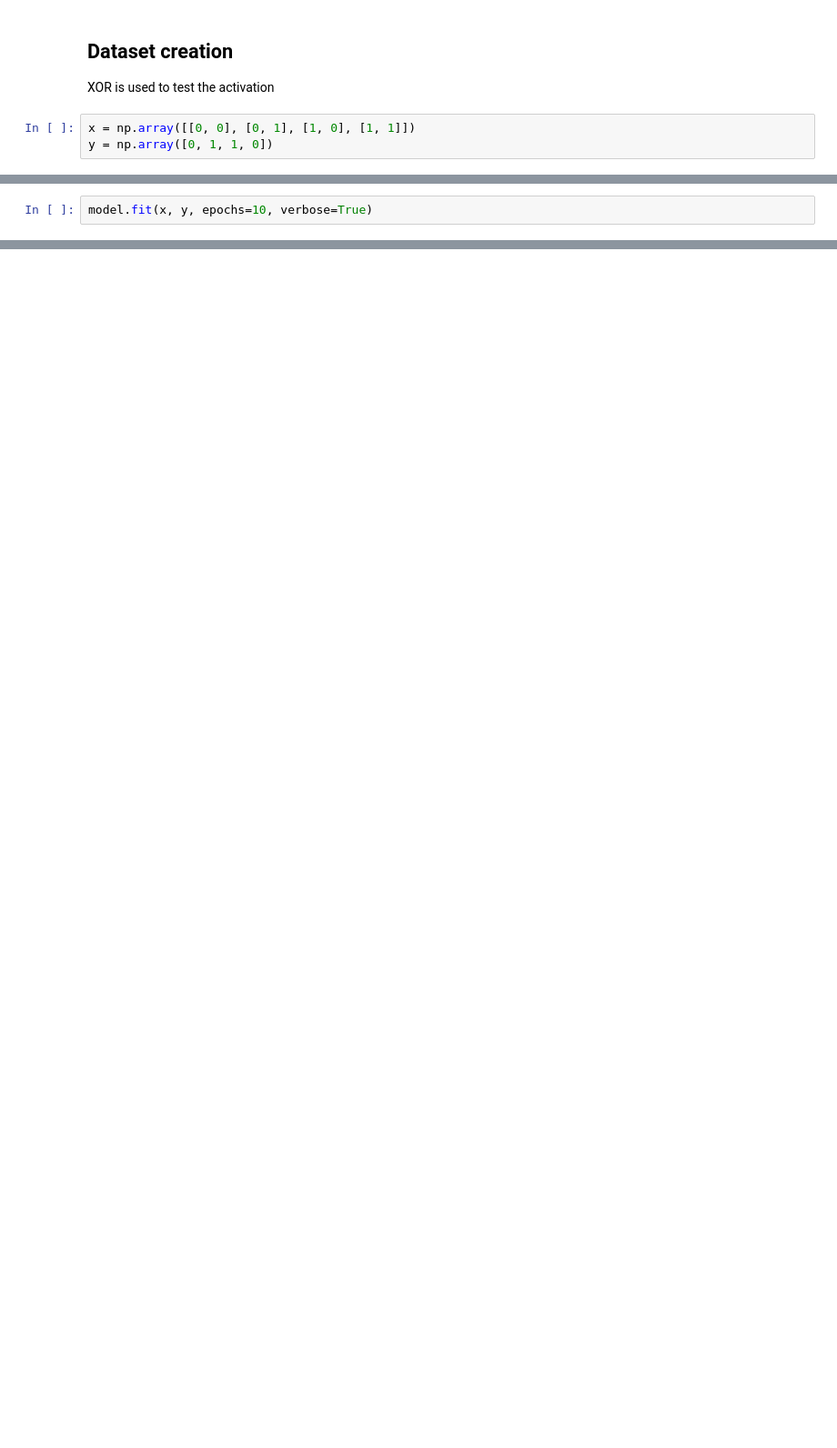
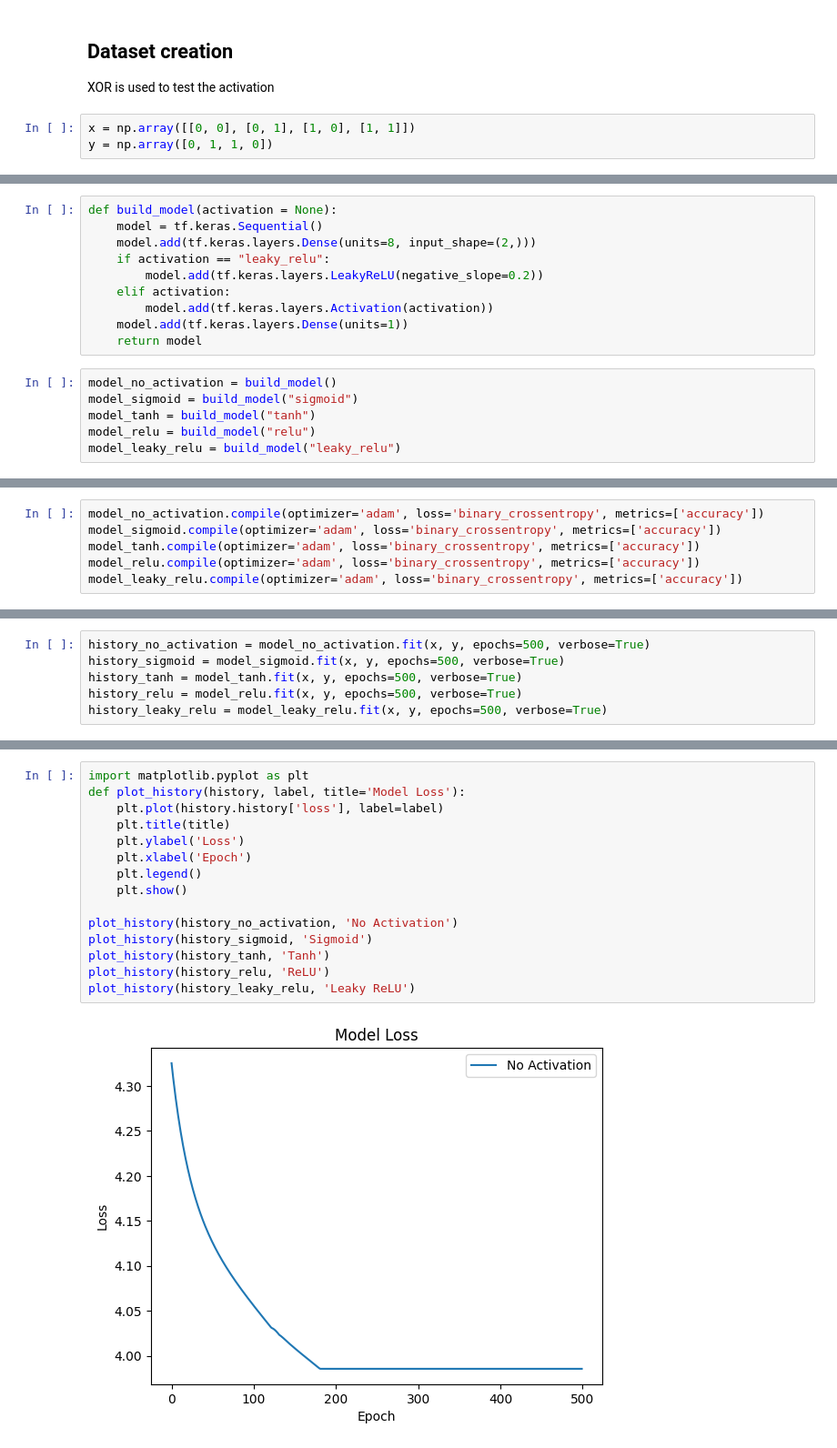
Before and after one commit to jai2992/learning, a Jupyter notebook: tensorflow_activation.ipynb, the cells around one changed output, grey strips where cells are left out. Shown at 91% size. Saved outputs shown, nothing was run; the diff lists cells and outputs as text; blank space fills up the shorter version.

Commit message:
added model training and ploting the results

```diff
--- a/tensorflow_activation.ipynb
+++ b/tensorflow_activation.ipynb
@@ -28,0 +17,16 @@ model.compile(optimizer='adam', loss="binary_crossentropy")
+# %%
+def build_model(activation = None):
+    model = tf.keras.Sequential()
+    model.add(tf.keras.layers.Dense(units=8, input_shape=(2,)))
+    if activation == "leaky_relu":
+        model.add(tf.keras.layers.LeakyReLU(negative_slope=0.2))
+    elif activation:
+        model.add(tf.keras.layers.Activation(activation))
+    model.add(tf.keras.layers.Dense(units=1))
+    return model
+# %%
+model_no_activation = build_model()
+model_sigmoid = build_model("sigmoid")
+model_tanh = build_model("tanh")
+model_relu = build_model("relu")
+model_leaky_relu = build_model("leaky_relu")
@@ -28,0 +38,6 @@ model.compile(optimizer='adam', loss="binary_crossentropy")
+# %%
+model_no_activation.compile(optimizer='adam', loss='binary_crossentropy', metrics=['accuracy'])
+model_sigmoid.compile(optimizer='adam', loss='binary_crossentropy', metrics=['accuracy'])
+model_tanh.compile(optimizer='adam', loss='binary_crossentropy', metrics=['accuracy'])
+model_relu.compile(optimizer='adam', loss='binary_crossentropy', metrics=['accuracy'])
+model_leaky_relu.compile(optimizer='adam', loss='binary_crossentropy', metrics=['accuracy'])
@@ -29,3 +86,7 @@ model.compile(optimizer='adam', loss="binary_crossentropy")
 # %%
-model.fit(x, y, epochs=10, verbose=True)
+history_no_activation = model_no_activation.fit(x, y, epochs=500, verbose=True)
+history_sigmoid = model_sigmoid.fit(x, y, epochs=500, verbose=True)
+history_tanh = model_tanh.fit(x, y, epochs=500, verbose=True)
+history_relu = model_relu.fit(x, y, epochs=500, verbose=True)
+history_leaky_relu = model_leaky_relu.fit(x, y, epochs=500, verbose=True)
 # %% [output]
@@ -52,0 +130,17 @@ Epoch 10/10
+# %%
+import matplotlib.pyplot as plt
+def plot_history(history, label, title='Model Loss'):
+    plt.plot(history.history['loss'], label=label)
+    plt.title(title)
+    plt.ylabel('Loss')
+    plt.xlabel('Epoch')
+    plt.legend()
+    plt.show()
+
+plot_history(history_no_activation, 'No Activation')
+plot_history(history_sigmoid, 'Sigmoid')
+plot_history(history_tanh, 'Tanh')
+plot_history(history_relu, 'ReLU')
+plot_history(history_leaky_relu, 'Leaky ReLU')
+# %% [output]
+[figure, added]
```
Also changed, not shown: parts of 10 cells of this notebook, 1 other file.
